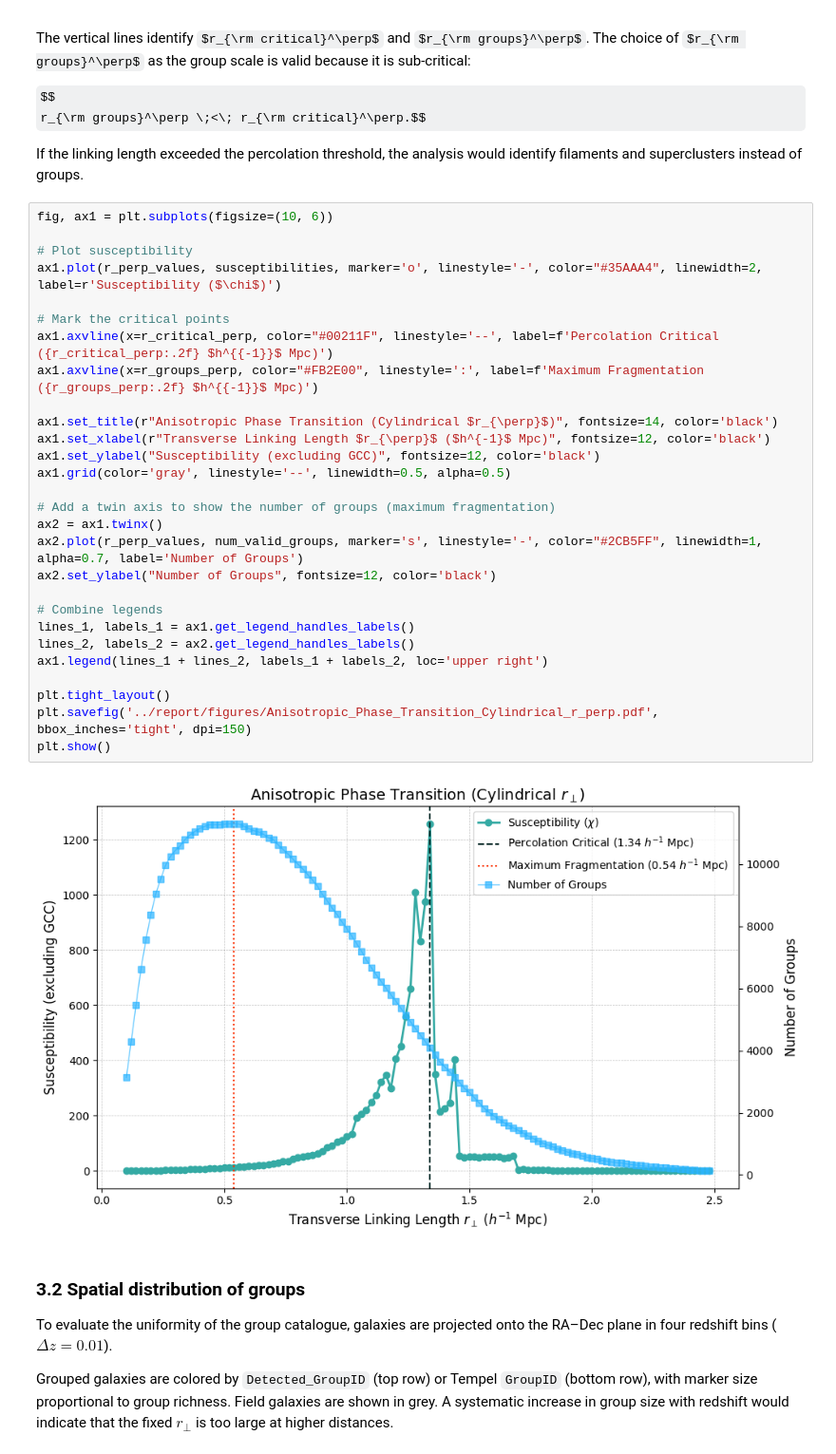
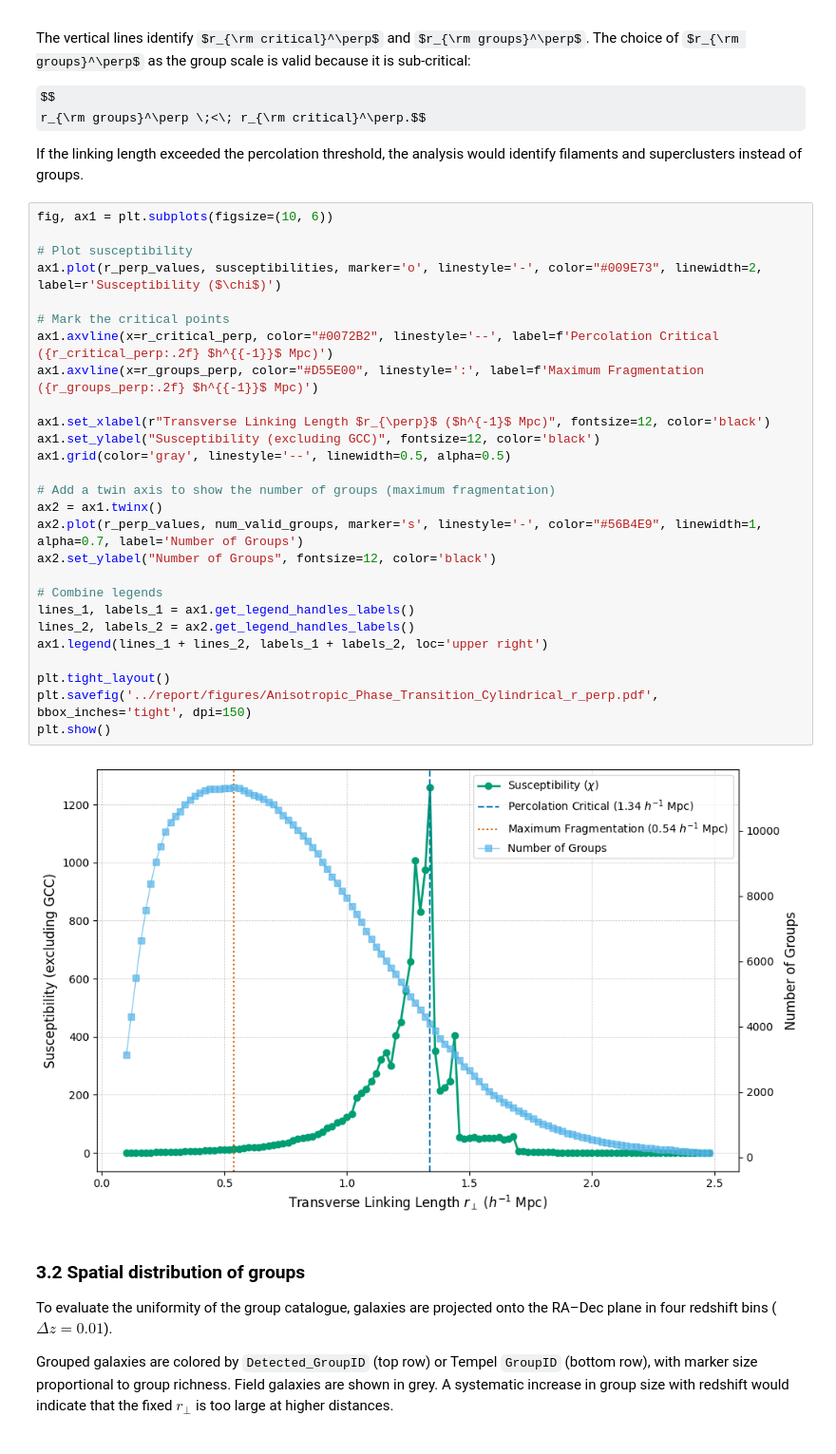
Before and after one commit to M-A-Tbn/CN-project, a Jupyter notebook: Notebook/CN-Project.ipynb, the cells around one changed output. Shown at 95% size. Cells and saved outputs as stored; diff of their text form; some formulas as TeX source.

```diff
--- a/Notebook/CN-Project.ipynb
+++ b/Notebook/CN-Project.ipynb
@@ -417,33 +621,32 @@ If the linking length exceeded the percolation threshold, the analysis would ide
 # %%
 fig, ax1 = plt.subplots(figsize=(10, 6))
 
 # Plot susceptibility
-ax1.plot(r_perp_values, susceptibilities, marker='o', linestyle='-', color="#35AAA4", linewidth=2, label=r'Susceptibility ($\chi$)')
+ax1.plot(r_perp_values, susceptibilities, marker='o', linestyle='-', color="#009E73", linewidth=2, label=r'Susceptibility ($\chi$)')
 
 # Mark the critical points
-ax1.axvline(x=r_critical_perp, color="#00211F", linestyle='--', label=f'Percolation Critical ({r_critical_perp:.2f} $h^{{-1}}$ Mpc)')
-ax1.axvline(x=r_groups_perp, color="#FB2E00", linestyle=':', label=f'Maximum Fragmentation ({r_groups_perp:.2f} $h^{{-1}}$ Mpc)')
+ax1.axvline(x=r_critical_perp, color="#0072B2", linestyle='--', label=f'Percolation Critical ({r_critical_perp:.2f} $h^{{-1}}$ Mpc)')
+ax1.axvline(x=r_groups_perp, color="#D55E00", linestyle=':', label=f'Maximum Fragmentation ({r_groups_perp:.2f} $h^{{-1}}$ Mpc)')
 
-ax1.set_title(r"Anisotropic Phase Transition (Cylindrical $r_{\perp}$)", fontsize=14, color='black')
 ax1.set_xlabel(r"Transverse Linking Length $r_{\perp}$ ($h^{-1}$ Mpc)", fontsize=12, color='black')
 ax1.set_ylabel("Susceptibility (excluding GCC)", fontsize=12, color='black')
 ax1.grid(color='gray', linestyle='--', linewidth=0.5, alpha=0.5)
 
 # Add a twin axis to show the number of groups (maximum fragmentation)
 ax2 = ax1.twinx()
-ax2.plot(r_perp_values, num_valid_groups, marker='s', linestyle='-', color="#2CB5FF", linewidth=1, alpha=0.7, label='Number of Groups')
+ax2.plot(r_perp_values, num_valid_groups, marker='s', linestyle='-', color="#56B4E9", linewidth=1, alpha=0.7, label='Number of Groups')
 ax2.set_ylabel("Number of Groups", fontsize=12, color='black')
 
 # Combine legends
 lines_1, labels_1 = ax1.get_legend_handles_labels()
 lines_2, labels_2 = ax2.get_legend_handles_labels()
 ax1.legend(lines_1 + lines_2, labels_1 + labels_2, loc='upper right')
 
 plt.tight_layout()
 plt.savefig('../report/figures/Anisotropic_Phase_Transition_Cylindrical_r_perp.pdf', bbox_inches='tight', dpi=150)
 plt.show()
 # %% [output]
-[figure, old version]
+[figure, new version]
 # %% [markdown]
 ### 3.2 Spatial distribution of groups
 
```
Also changed, not shown: parts of 11 cells of this notebook, 1 other file.
